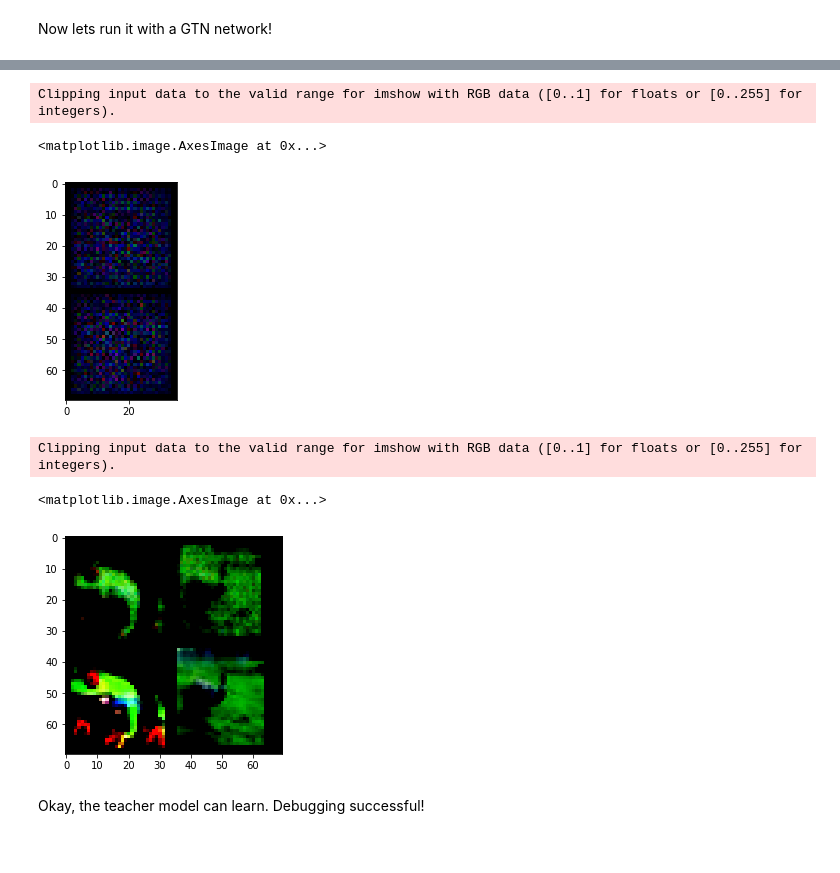
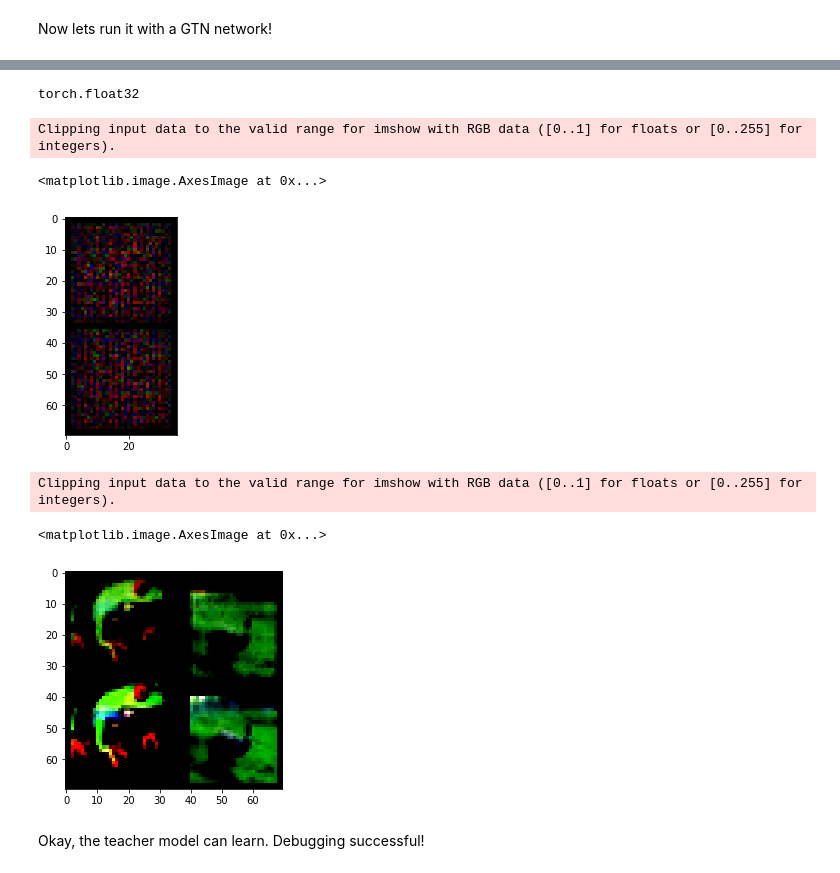
Before and after one commit to HyberionBrew/GTN, a Jupyter notebook: GTN.ipynb, the cells around one changed output, grey strips where cells are left out. Saved outputs shown, nothing was run; the diff lists cells and outputs as text; code cells hidden in the pictures.

```diff
--- a/GTN.ipynb
+++ b/GTN.ipynb
@@ -274,12 +288,15 @@ class Teacher(nn.Module):
             nn.ConvTranspose2d(16,output_shape[0],4, stride=2, padding=1),
             nn.Tanh(),
         )
+        self.learner_optim_params = nn.Parameter(torch.tensor([0.02, 0.5]), True)
 
-    def forward(self, noise, label):
+    def forward(self, ins):
         # input is gaussian noise and
-        x = torch.cat([noise,label],dim=1)
-        x = self.fcs(x)
+        x = self.fcs(ins)
         x = x.view(x.shape[0],-1,1,1)
         x = self.transConv(x)
         output = nn.Upsample(size=(32, 32), mode='bilinear')(x)
         return output
+    @property
+    def device(self):
+        return next(self.parameters()).device
@@ -288,15 +325,23 @@ num_classes = 10
 def generate_noise(batch_size,z_dim):
     z = torch.normal(mean=torch.zeros(batch_size,z_dim), std=torch.ones(batch_size,z_dim))
     return z
-def generate_ins(batch_size, z_dim, label):
+
+def generate_ins(batch_size, z_dim):
     lab = torch.zeros(batch_size,num_classes)
-    lab[:,label] = 1
-    return generate_noise(batch_size,z_dim), lab
+    label = torch.randint(10,(batch_size,1))
+    label_one_hot = torch.squeeze(F.one_hot(label, num_classes=10), dim=1)
+    noise = generate_noise(batch_size,z_dim)
+    ins = torch.cat([noise,label_one_hot],dim=1)
+    return ins, label_one_hot.float()
 # %%
 # test generator
-ins = generate_ins(2,128, 1)
-teacher_model = teacher(128)
-outs = teacher_model(ins[0], ins[1])
+ins, label = generate_ins(2,128)
+
+teacher_model = Teacher(128)
+outs = teacher_model(ins)
+print(label.dtype)
+# %% [output]
+torch.float32
 # %%
 import matplotlib.pyplot as plt
 grid_img = torchvision.utils.make_grid(outs, nrow=1)
@@ -304,7 +349,7 @@ plt.imshow(grid_img.permute(1, 2, 0))
 # %% [output]
 Clipping input data to the valid range for imshow with RGB data ([0..1] for floats or [0..255] for integers).
 <matplotlib.image.AxesImage at 0x...>
-[figure, old version]
+[figure, new version]
 # %%
 # see if we can overfit the teacher to a single image
 import torch.optim as optim
@@ -312,12 +357,12 @@ from tqdm import tqdm
 data = next(iter(cifar10_dm.train_dataloader()))
 data = data[0][0:2]
 #data = data.unsqueeze(0)
-criterion = nn.MSELoss()
+criterion = nn.MSELoss() # just to see if everything works
 optimizer = optim.SGD(teacher_model.parameters(), lr=0.001, momentum=0.9)
-ins = generate_ins(2,128, 1)
+ins, _ = generate_ins(2,128)
 running_loss = 0
 epoch = 0
-for i in tqdm(range(100)):
+for i in tqdm(range(1000)):
     # get the inputs; data is a list of [inputs, labels]
     inputs = data
 
@@ -325,7 +370,7 @@ for i in tqdm(range(100)):
     optimizer.zero_grad()
 
     # forward + backward + optimize
-    outputs = teacher_model(ins[0],ins[1] )
+    outputs = teacher_model(ins)
     loss = criterion(outputs, data)
     loss.backward()
     optimizer.step()
@@ -333,12 +378,12 @@ for i in tqdm(range(100)):
     # print statistics
     running_loss += loss.item()
 # %%
-grid_img = torchvision.utils.make_grid(torch.cat([teacher_model(ins[0],ins[1]),data]), nrow=2)
+grid_img = torchvision.utils.make_grid(torch.cat([teacher_model(ins),data]), nrow=2)
 plt.imshow(grid_img.permute(1, 2, 0))
 # %% [output]
 Clipping input data to the valid range for imshow with RGB data ([0..1] for floats or [0..255] for integers).
 <matplotlib.image.AxesImage at 0x...>
-[figure, old version]
+[figure, new version]
 # %% [markdown]
 Okay, the teacher model can learn. Debugging successful!
 # %% [markdown]
```
Also changed, not shown: parts of 19 cells of this notebook.
